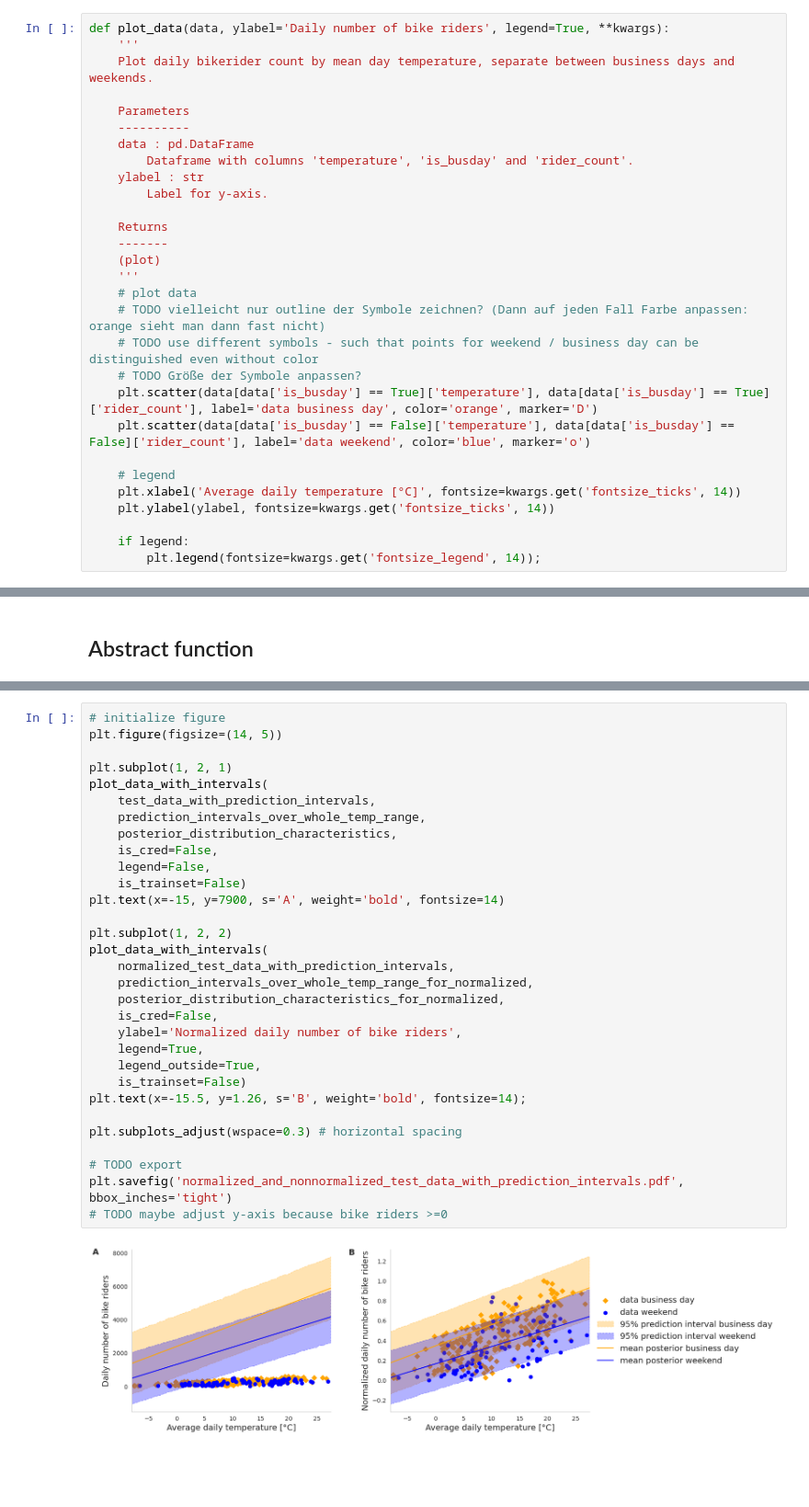
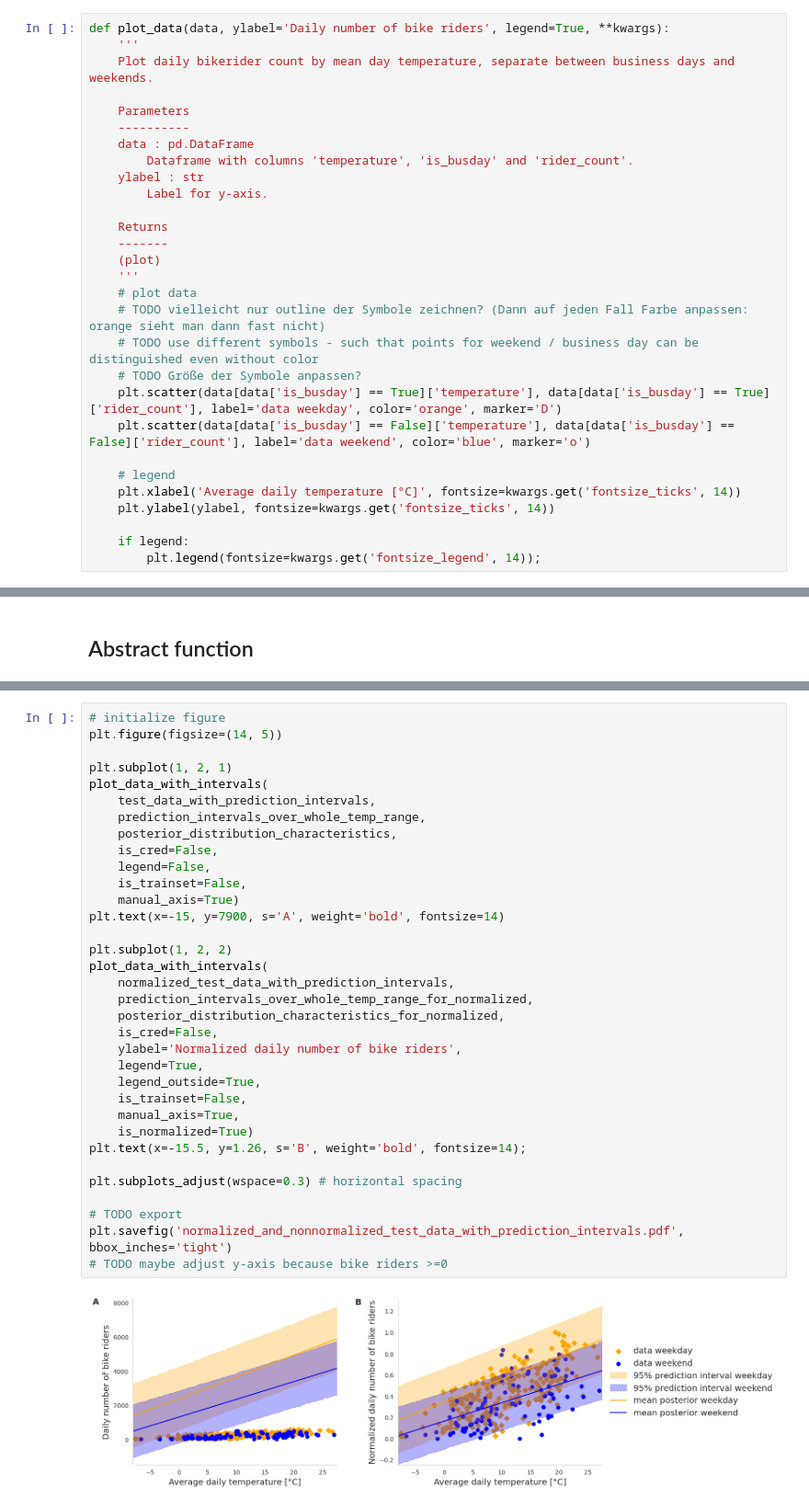
Before and after one commit to rfechner/DataLiteracy2022, a Jupyter notebook: project/plots/create_plots.ipynb, the cells around one changed output, grey strips where cells are left out. Shown at 92% size. Drawn from its saved outputs; the diff is of its cells as text; blank space fills up the shorter version.

```diff
--- a/project/plots/create_plots.ipynb
+++ b/project/plots/create_plots.ipynb
@@ -25,7 +25,7 @@ def plot_data(data, ylabel='Daily number of bike riders', legend=True, **kwargs)
     # TODO vielleicht nur outline der Symbole zeichnen? (Dann auf jeden Fall Farbe anpassen: orange sieht man dann fast nicht)
     # TODO use different symbols - such that points for weekend / business day can be distinguished even without color
     # TODO Größe der Symbole anpassen?
-    plt.scatter(data[data['is_busday'] == True]['temperature'], data[data['is_busday'] == True]['rider_count'], label='data business day', color='orange', marker='D')
+    plt.scatter(data[data['is_busday'] == True]['temperature'], data[data['is_busday'] == True]['rider_count'], label='data weekday', color='orange', marker='D')
     plt.scatter(data[data['is_busday'] == False]['temperature'], data[data['is_busday'] == False]['rider_count'], label='data weekend', color='blue', marker='o')
 
     # legend
@@ -628,33 +682,36 @@ plot_data_with_intervals(
 # %%
 # initialize figure
 plt.figure(figsize=(14, 5))
 
 plt.subplot(1, 2, 1)
 plot_data_with_intervals(
     test_data_with_prediction_intervals,
     prediction_intervals_over_whole_temp_range,
     posterior_distribution_characteristics,
     is_cred=False,
     legend=False,
-    is_trainset=False)
+    is_trainset=False,
+    manual_axis=True)
 plt.text(x=-15, y=7900, s='A', weight='bold', fontsize=14)
 
 plt.subplot(1, 2, 2)
 plot_data_with_intervals(
     normalized_test_data_with_prediction_intervals,
     prediction_intervals_over_whole_temp_range_for_normalized,
     posterior_distribution_characteristics_for_normalized,
     is_cred=False,
     ylabel='Normalized daily number of bike riders',
     legend=True,
     legend_outside=True,
-    is_trainset=False)
+    is_trainset=False,
+    manual_axis=True,
+    is_normalized=True)
 plt.text(x=-15.5, y=1.26, s='B', weight='bold', fontsize=14);
 
 plt.subplots_adjust(wspace=0.3) # horizontal spacing
 
 # TODO export
 plt.savefig('normalized_and_nonnormalized_test_data_with_prediction_intervals.pdf', bbox_inches='tight')
 # TODO maybe adjust y-axis because bike riders >=0
 # %% [output]
-[figure, old version]
+[figure, new version]
```
Also changed, not shown: parts of 14 cells of this notebook, 8 other files.
